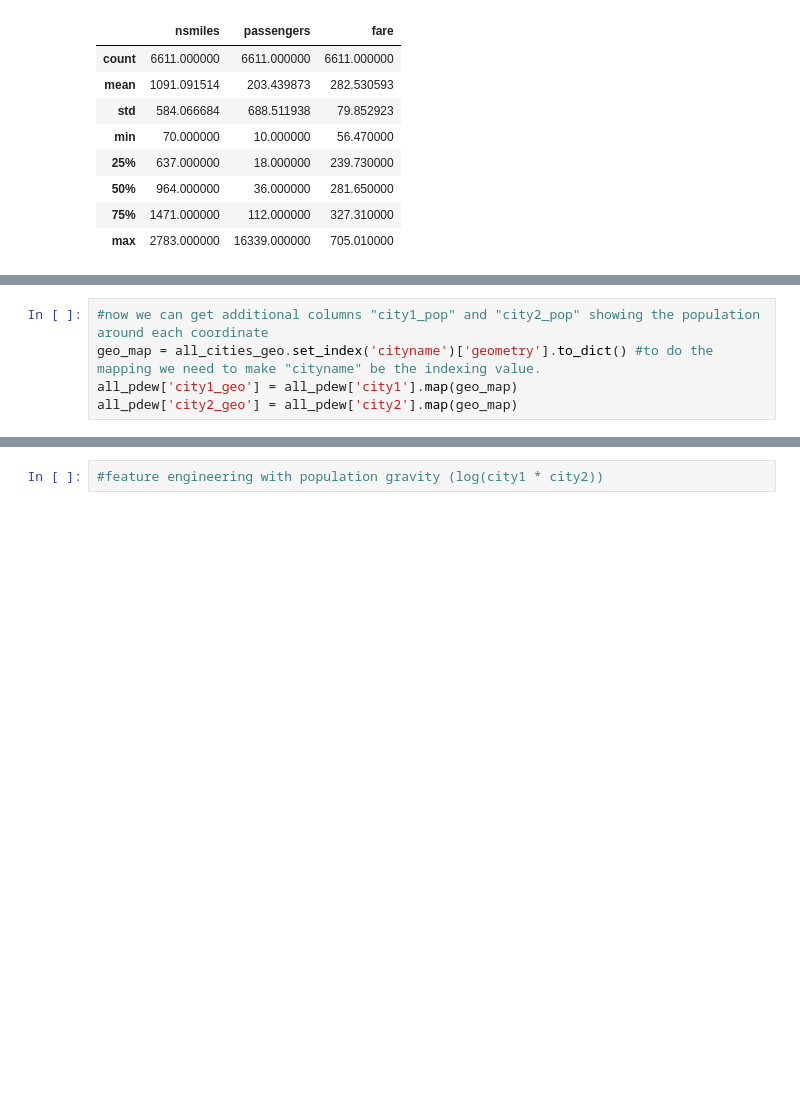
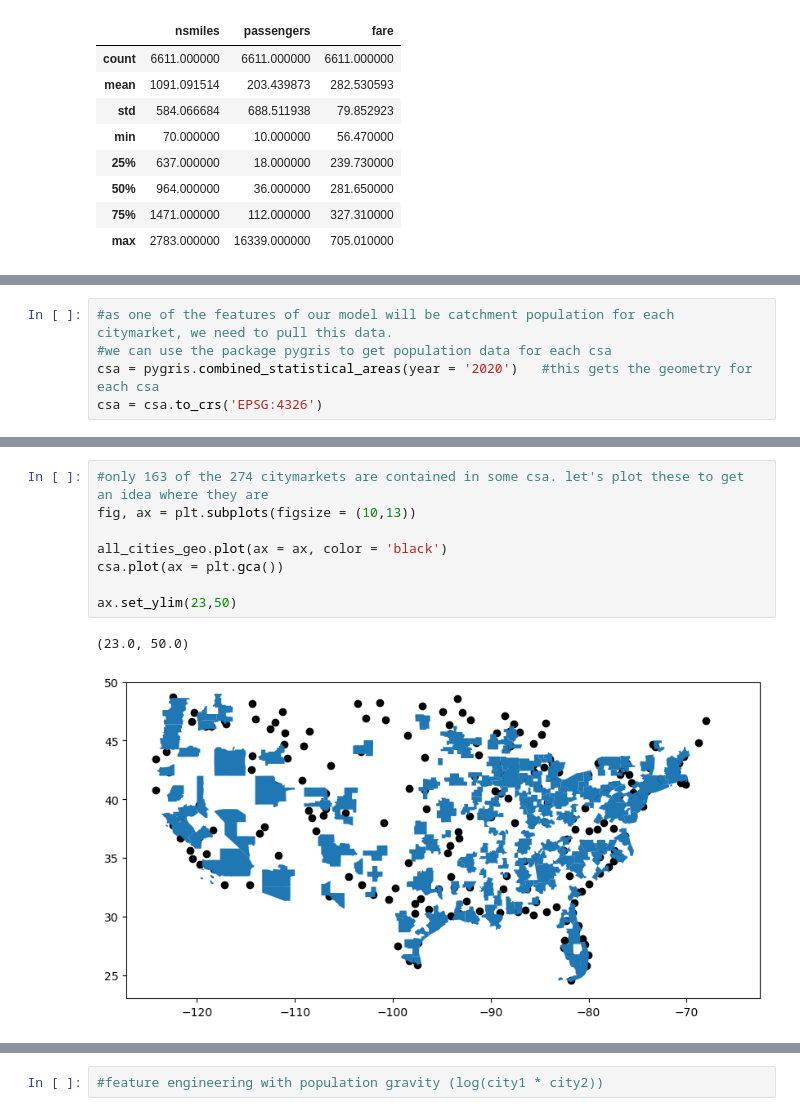
Before and after one commit to olublin/PDEW_Predict, a Jupyter notebook: PDEW_model.ipynb, the cells around one changed output, grey strips where cells are left out. Saved outputs shown, nothing was run; the diff lists cells and outputs as text; blank space fills up the shorter version.

Commit message:
fetched surrounding cbsa for each citymarket

```diff
--- a/PDEW_model.ipynb
+++ b/PDEW_model.ipynb
@@ -44,5 +81,5 @@ all_cities_geo['geometry'].buffer()
 # %%
-#now we can get additional columns "city1_pop" and "city2_pop" showing the population around each coordinate
-geo_map = all_cities_geo.set_index('cityname')['geometry'].to_dict() #to do the mapping we need to make "cityname" be the indexing value.
-all_pdew['city1_geo'] = all_pdew['city1'].map(geo_map)
-all_pdew['city2_geo'] = all_pdew['city2'].map(geo_map)
+#as one of the features of our model will be catchment population for each citymarket, we need to pull this data.
+#we can use the package pygris to get population data for each csa
+csa = pygris.combined_statistical_areas(year = '2020')   #this gets the geometry for each csa
+csa = csa.to_crs('EPSG:4326')
@@ -57,0 +114,11 @@ all_pdew.head()
+# %%
+#only 163 of the 274 citymarkets are contained in some csa. let's plot these to get an idea where they are
+fig, ax = plt.subplots(figsize = (10,13))
+
+all_cities_geo.plot(ax = ax, color = 'black')
+csa.plot(ax = plt.gca())
+
+ax.set_ylim(23,50)
+# %% [output]
+(23.0, 50.0)
+[figure, added]
```
Also changed, not shown: parts of 17 cells of this notebook.
